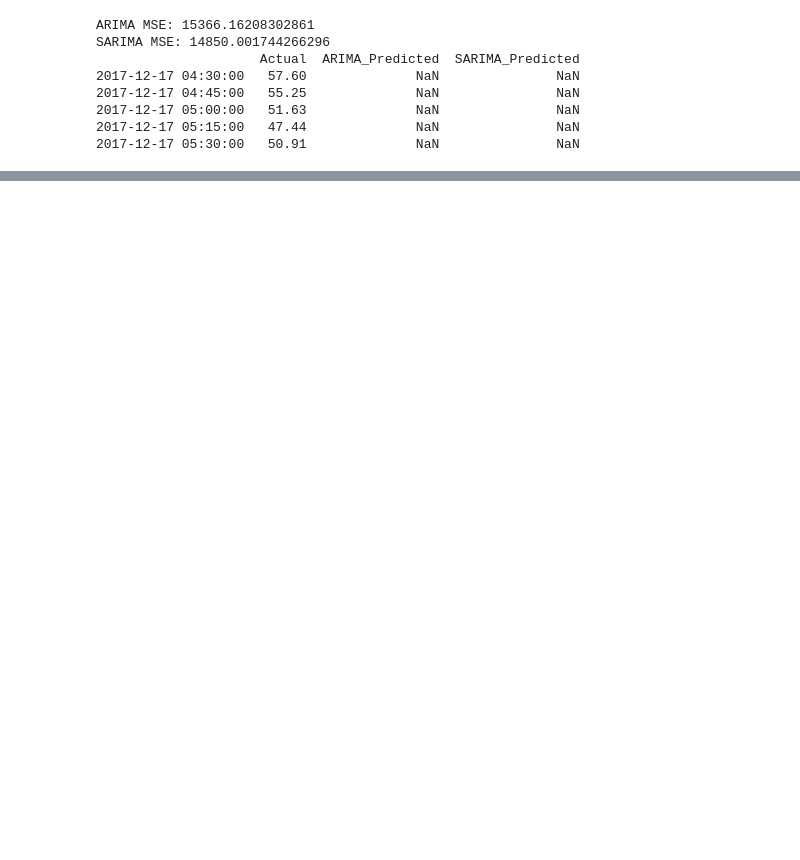
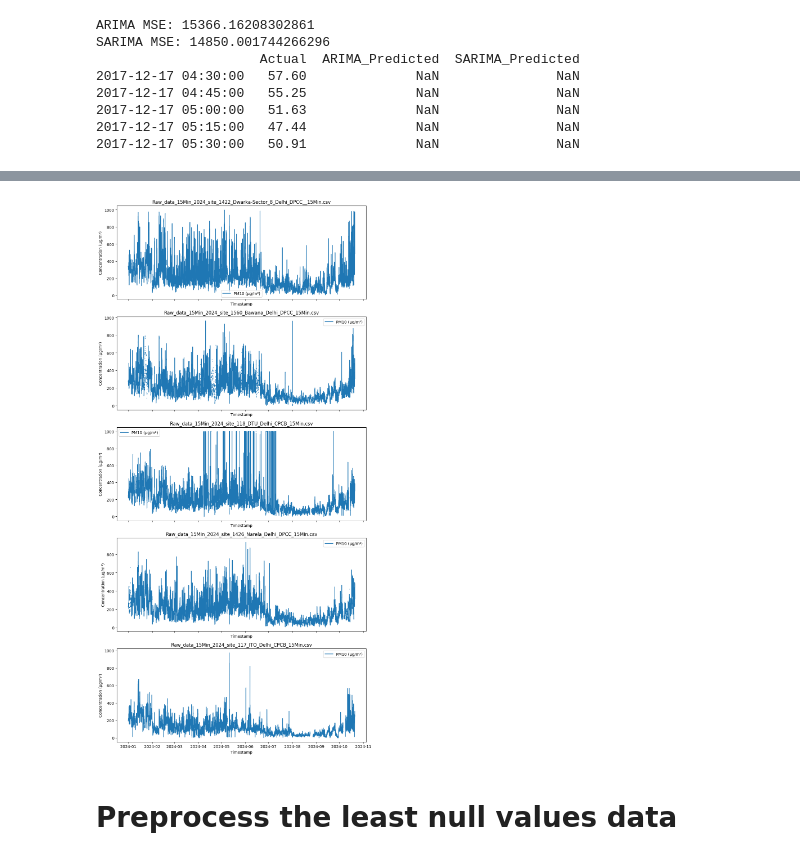
Before and after one commit to AirQuality-FederatedLearning/AirQuality_FederatedLearning, a Jupyter notebook: Federated_Learning_and_Analysis.ipynb, the cells around one changed output, grey strips where cells are left out. Saved outputs shown, nothing was run; the diff lists cells and outputs as text; code cells hidden in the pictures; blank space fills up the shorter version.

```diff
--- a/Federated_Learning_and_Analysis.ipynb
+++ b/Federated_Learning_and_Analysis.ipynb
@@ -271,0 +411,74 @@ SARIMA MSE: 14850.001744266296
+# %%
+import os
+import pandas as pd
+import matplotlib.pyplot as plt
+
+def load_dataset_files(directory, extension=".csv"):
+    """
+    Load all files with a specific extension from a directory.
+    """
+    return [f for f in os.listdir(directory) if f.endswith(extension)]
+
+def generate_null_report(files, directory, pollutants):
+    """
+    Generate a null values report for specified pollutants and sort files by null counts.
+    """
+    report = {}
+    for f in files:
+        file_path = os.path.join(directory, f)
+        data = pd.read_csv(file_path)
+        null_counts = {pollutant: data[pollutant].isnull().sum() for pollutant in pollutants}
+        total_nulls = sum(null_counts.values())
+        report[f] = {"null_counts": null_counts, "total_nulls": total_nulls}
+
+    # Sort files by total null counts
+    sorted_files = sorted(report.keys(), key=lambda x: report[x]["total_nulls"])
+    return report, sorted_files
+
+def visualize_pollutant_trends(files, directory, pollutant, n_plots=5):
+    """
+    Visualize trends for a specific pollutant in the top `n_plots` files with least null values.
+    """
+    files = files[:n_plots]
+    fig, axes = plt.subplots(nrows=len(files), ncols=1, figsize=(10, 4 * len(files)), sharex=True)
+
+    for i, f in enumerate(files):
+        file_path = os.path.join(directory, f)
+        data = pd.read_csv(file_path)
+        data["Timestamp"] = pd.to_datetime(data["Timestamp"])
+        data.set_index("Timestamp", inplace=True)
+
+        axes[i].plot(data.index, data[pollutant], label=pollutant)
+        axes[i].set_title(f)
+        axes[i].set_xlabel("Timestamp")
+        axes[i].set_ylabel("Concentration (µg/m³)")
+        axes[i].legend()
+
+    plt.tight_layout()
+    plt.show()
+
+# Main Execution
+if __name__ == "__main__":
+    # Configuration
+    directory = "Dataset_Dehli"
+    pollutants = ["PM2.5 (µg/m³)", "PM10 (µg/m³)", "NO (µg/m³)", "NO2 (µg/m³)", "SO2 (µg/m³)", "CO (mg/m³)", "Ozone (µg/m³)"]
+    pollutant_to_plot = pollutants[1]  # Pollutant to visualize trends
+
+    # Step 1: Load dataset files
+    files = load_dataset_files(directory)
+
+    # Step 2: Generate null values report and sort files
+    null_report, sorted_files = generate_null_report(files, directory, pollutants)
+
+    # Print null values report
+    for file, details in null_report.items():
+        print(f"\nDataset: {file}")
+        for pollutant, null_count in details["null_counts"].items():
+            print(f"{pollutant}: {null_count} missing values")
+        print(f"Total missing values: {details['total_nulls']}")
+
+    print("\nSorted files by least null values:", sorted_files[:5]  )
+
+    # Step 3: Visualize trends for the specified pollutant
+    visualize_pollutant_trends(sorted_files, directory, pollutant_to_plot)
+# %% [output]
@@ -271,0 +502,3 @@ SARIMA MSE: 14850.001744266296
+[figure, added]
+# %% [markdown]
+# Preprocess the least null values data
```
Also changed, not shown: parts of 7 cells of this notebook, 24 other files.
